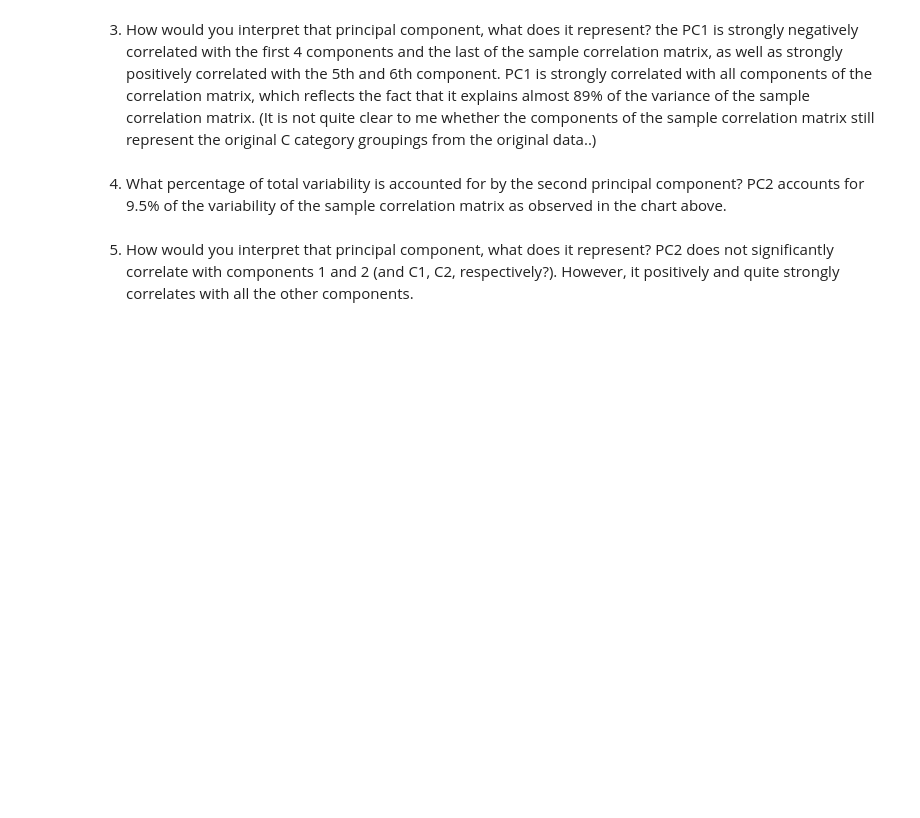
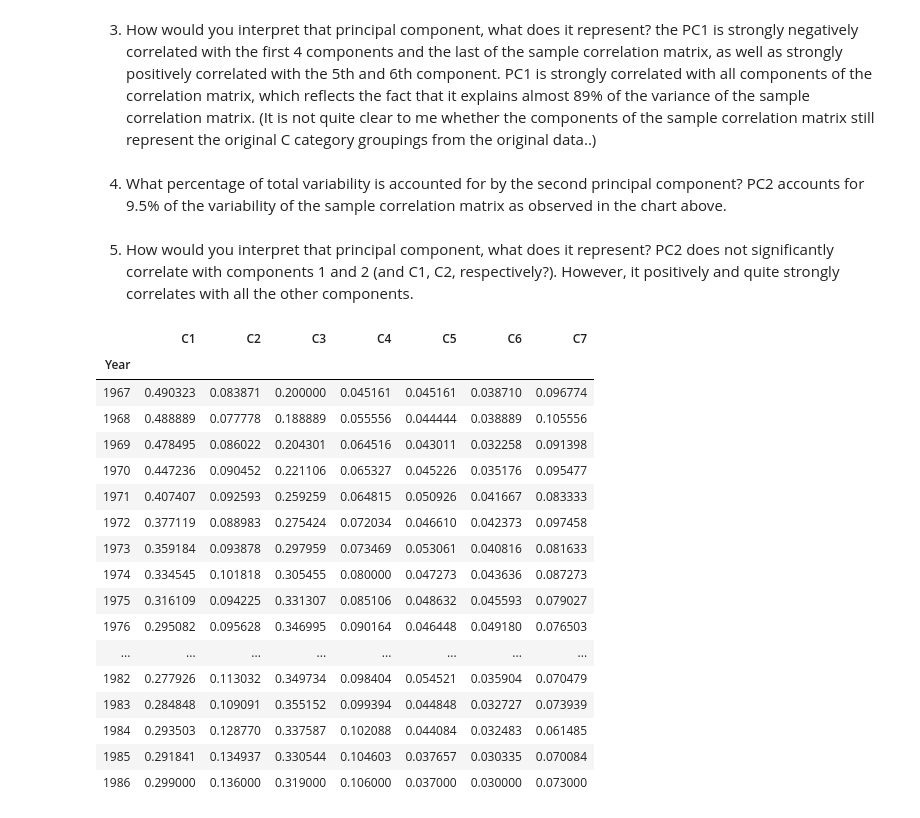
Before and after one commit to lukaszbinden/mli, a Jupyter notebook: assignments/assignment_1/Assignment 2 Question 4 PCA.ipynb, the cells around one changed output. Saved outputs shown, nothing was run; the diff lists cells and outputs as text; code cells hidden in the pictures; blank space fills up the shorter version.

```diff
--- a/assignments/assignment_1/Assignment 2 Question 4 PCA.ipynb
+++ b/assignments/assignment_1/Assignment 2 Question 4 PCA.ipynb
@@ -263,3 +264,29 @@ PC2 accounts for 9.5% of the variability of the sample correlation matrix as obs
 # %% [markdown]
 5. How would you interpret that principal component, what does it represent?
 PC2 does not significantly correlate with components 1 and 2 (and C1, C2, respectively?). However, it positively and quite strongly correlates with all the other components.
+# %%
+# 6. Replace the features C1, . . . ,C7 with the corresponding proportions. What is the resulting data table?
+
+train_prop = train.copy()
+# per row, divide each element by the sum of the row
+train_prop = train_prop.div(train_prop.sum(axis=1), axis=0)
+train_prop
+# %% [output]
+|  | C1 | C2 | C3 | C4 | C5 | C6 | C7 |
+| Year |  |  |  |  |  |  |  |
+| 1967 | 0.490323 | 0.083871 | 0.200000 | 0.045161 | 0.045161 | 0.038710 | 0.096774 |
+| 1968 | 0.488889 | 0.077778 | 0.188889 | 0.055556 | 0.044444 | 0.038889 | 0.105556 |
+| 1969 | 0.478495 | 0.086022 | 0.204301 | 0.064516 | 0.043011 | 0.032258 | 0.091398 |
+| 1970 | 0.447236 | 0.090452 | 0.221106 | 0.065327 | 0.045226 | 0.035176 | 0.095477 |
+| 1971 | 0.407407 | 0.092593 | 0.259259 | 0.064815 | 0.050926 | 0.041667 | 0.083333 |
+| 1972 | 0.377119 | 0.088983 | 0.275424 | 0.072034 | 0.046610 | 0.042373 | 0.097458 |
+| 1973 | 0.359184 | 0.093878 | 0.297959 | 0.073469 | 0.053061 | 0.040816 | 0.081633 |
+| 1974 | 0.334545 | 0.101818 | 0.305455 | 0.080000 | 0.047273 | 0.043636 | 0.087273 |
+| 1975 | 0.316109 | 0.094225 | 0.331307 | 0.085106 | 0.048632 | 0.045593 | 0.079027 |
+| 1976 | 0.295082 | 0.095628 | 0.346995 | 0.090164 | 0.046448 | 0.049180 | 0.076503 |
+| ... | ... | ... | ... | ... | ... | ... | ... |
+| 1982 | 0.277926 | 0.113032 | 0.349734 | 0.098404 | 0.054521 | 0.035904 | 0.070479 |
+| 1983 | 0.284848 | 0.109091 | 0.355152 | 0.099394 | 0.044848 | 0.032727 | 0.073939 |
+| 1984 | 0.293503 | 0.128770 | 0.337587 | 0.102088 | 0.044084 | 0.032483 | 0.061485 |
+| 1985 | 0.291841 | 0.134937 | 0.330544 | 0.104603 | 0.037657 | 0.030335 | 0.070084 |
+| 1986 | 0.299000 | 0.136000 | 0.319000 | 0.106000 | 0.037000 | 0.030000 | 0.073000 |
```
Also changed, not shown: parts of 10 cells of this notebook.
